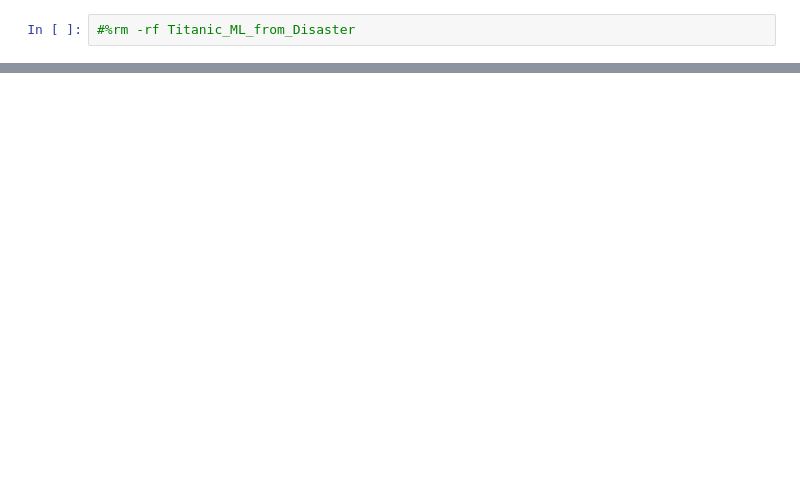
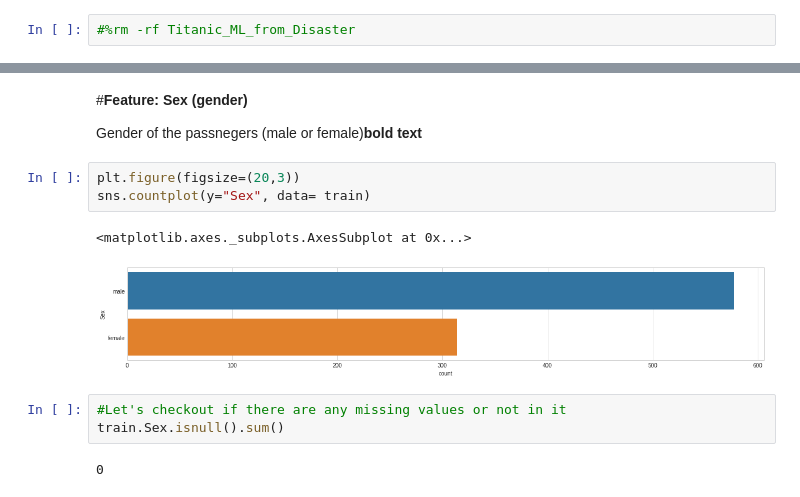
Before and after one commit to Parth-107/Titanic---Machine-Learning-from-Disaster, a Jupyter notebook: Titanic_Machine_Learning_from_Disaster.ipynb, the cells around one changed output, grey strips where cells are left out. Cells and saved outputs as stored; diff of their text form; blank space fills up the shorter version.

```diff
--- a/Titanic_Machine_Learning_from_Disaster.ipynb
+++ b/Titanic_Machine_Learning_from_Disaster.ipynb
@@ -68,0 +206,15 @@ FileNotFoundError: ignored
+# %% [markdown]
+#**Feature: Sex (gender)**
+
+Gender of the passnegers (male or female)**bold text**
+# %%
+plt.figure(figsize=(20,3))
+sns.countplot(y="Sex", data= train)
+# %% [output]
+<matplotlib.axes._subplots.AxesSubplot at 0x...>
+[figure, added]
+# %%
+#Let's checkout if there are any missing values or not in it
+train.Sex.isnull().sum()
+# %% [output]
+0
```
Also changed, not shown: parts of 94 cells of this notebook.
